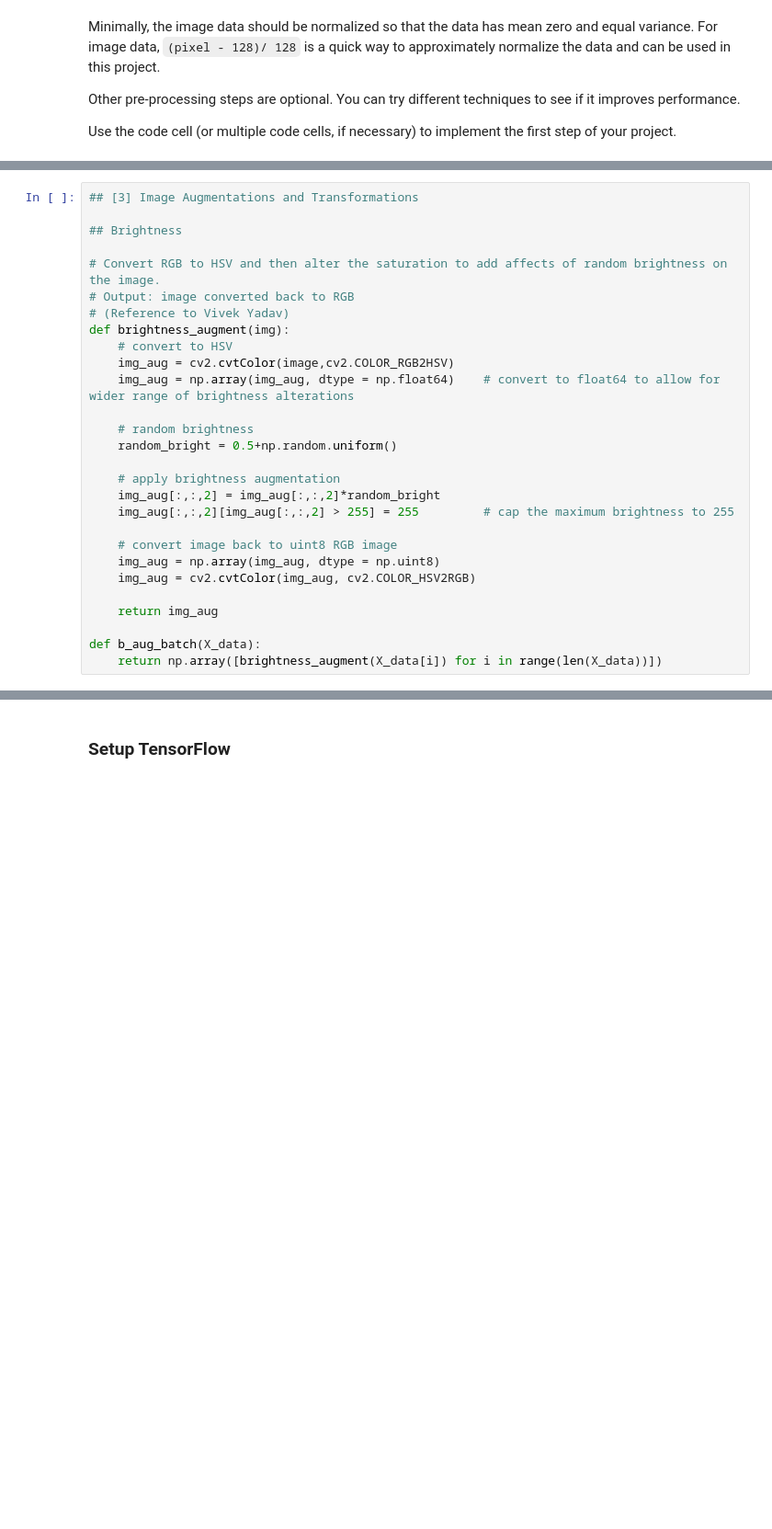
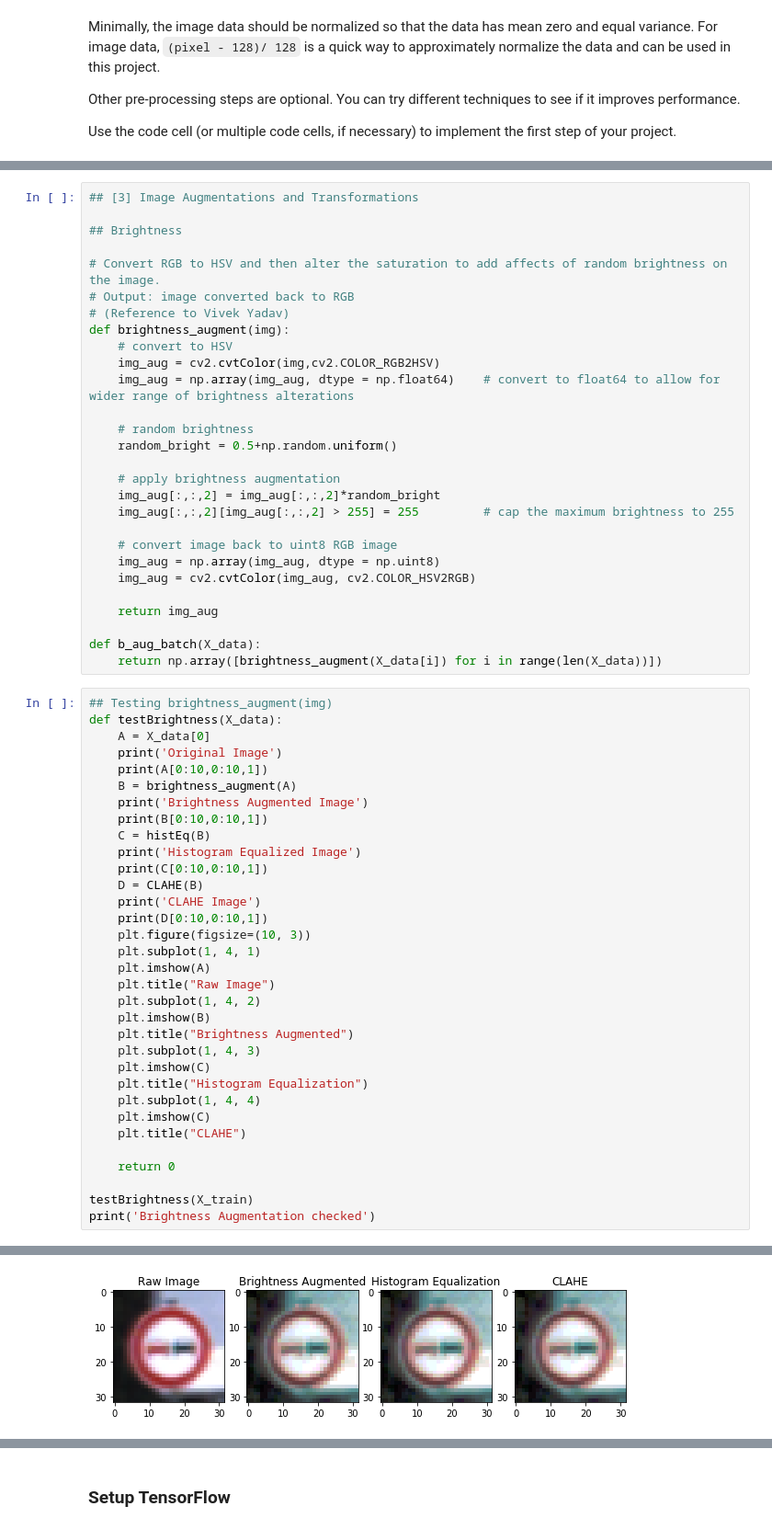
Before and after one commit to ChristianSAW/Traffic-Sign-Classifier, a Jupyter notebook: Traffic_Sign_Classifier.ipynb, the cells around one changed output, grey strips where cells are left out. Shown at 92% size. Saved outputs shown, nothing was run; the diff lists cells and outputs as text; blank space fills up the shorter version.

```diff
--- a/Traffic_Sign_Classifier.ipynb
+++ b/Traffic_Sign_Classifier.ipynb
@@ -285,7 +371,7 @@ print('Preprocess checked')
 # (Reference to Vivek Yadav)
 def brightness_augment(img):
     # convert to HSV
-    img_aug = cv2.cvtColor(image,cv2.COLOR_RGB2HSV)
+    img_aug = cv2.cvtColor(img,cv2.COLOR_RGB2HSV)
     img_aug = np.array(img_aug, dtype = np.float64)    # convert to float64 to allow for wider range of brightness alterations
 
     # random brightness
@@ -303,3 +389,37 @@ def brightness_augment(img):
 
 def b_aug_batch(X_data):
     return np.array([brightness_augment(X_data[i]) for i in range(len(X_data))])
+# %%
+## Testing brightness_augment(img)
+def testBrightness(X_data):
+    A = X_data[0]
+    print('Original Image')
+    print(A[0:10,0:10,1])
+    B = brightness_augment(A)
+    print('Brightness Augmented Image')
+    print(B[0:10,0:10,1])
+    C = histEq(B)
+    print('Histogram Equalized Image')
+    print(C[0:10,0:10,1])
+    D = CLAHE(B)
+    print('CLAHE Image')
+    print(D[0:10,0:10,1])
+    plt.figure(figsize=(10, 3))
+    plt.subplot(1, 4, 1)
+    plt.imshow(A)
+    plt.title("Raw Image")
+    plt.subplot(1, 4, 2)
+    plt.imshow(B)
+    plt.title("Brightness Augmented")
+    plt.subplot(1, 4, 3)
+    plt.imshow(C)
+    plt.title("Histogram Equalization")
+    plt.subplot(1, 4, 4)
+    plt.imshow(C)
+    plt.title("CLAHE")
+
+    return 0
+
+testBrightness(X_train)
+print('Brightness Augmentation checked')
+# %% [output]
@@ -305,0 +443 @@ def b_aug_batch(X_data):
+[figure, added]
```
Also changed, not shown: parts of 14 cells of this notebook.
